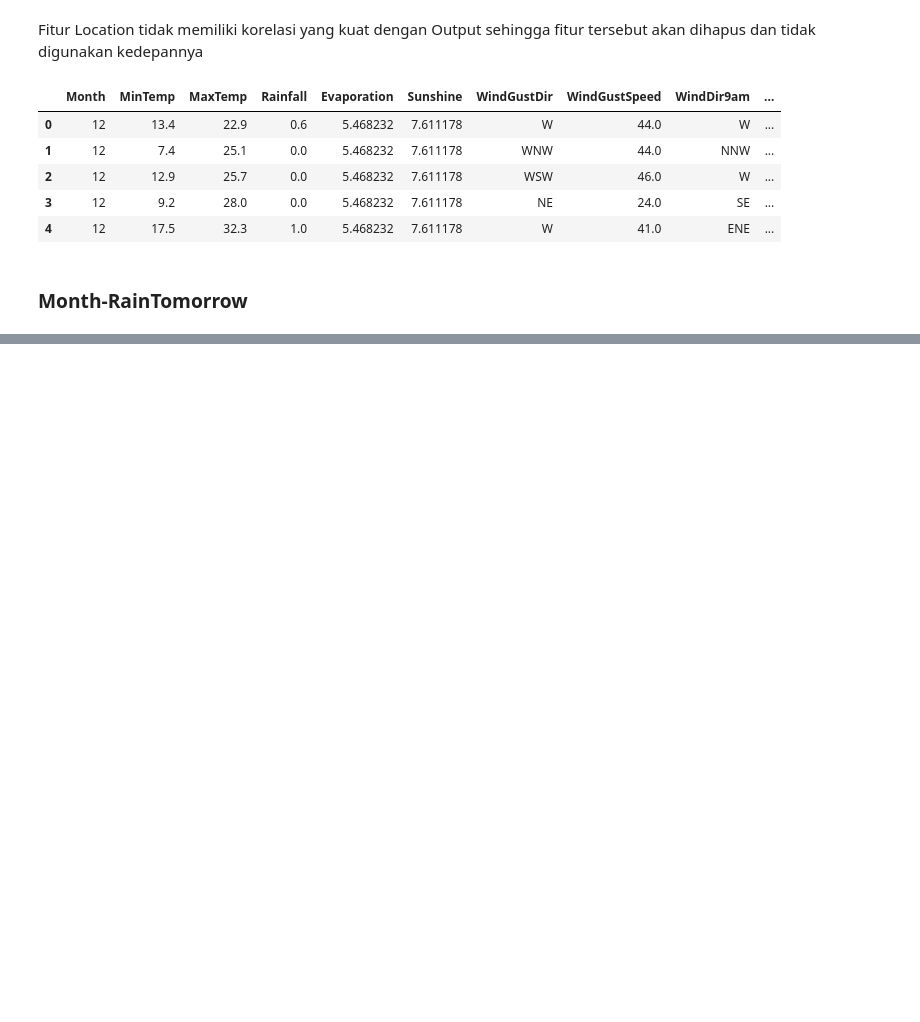
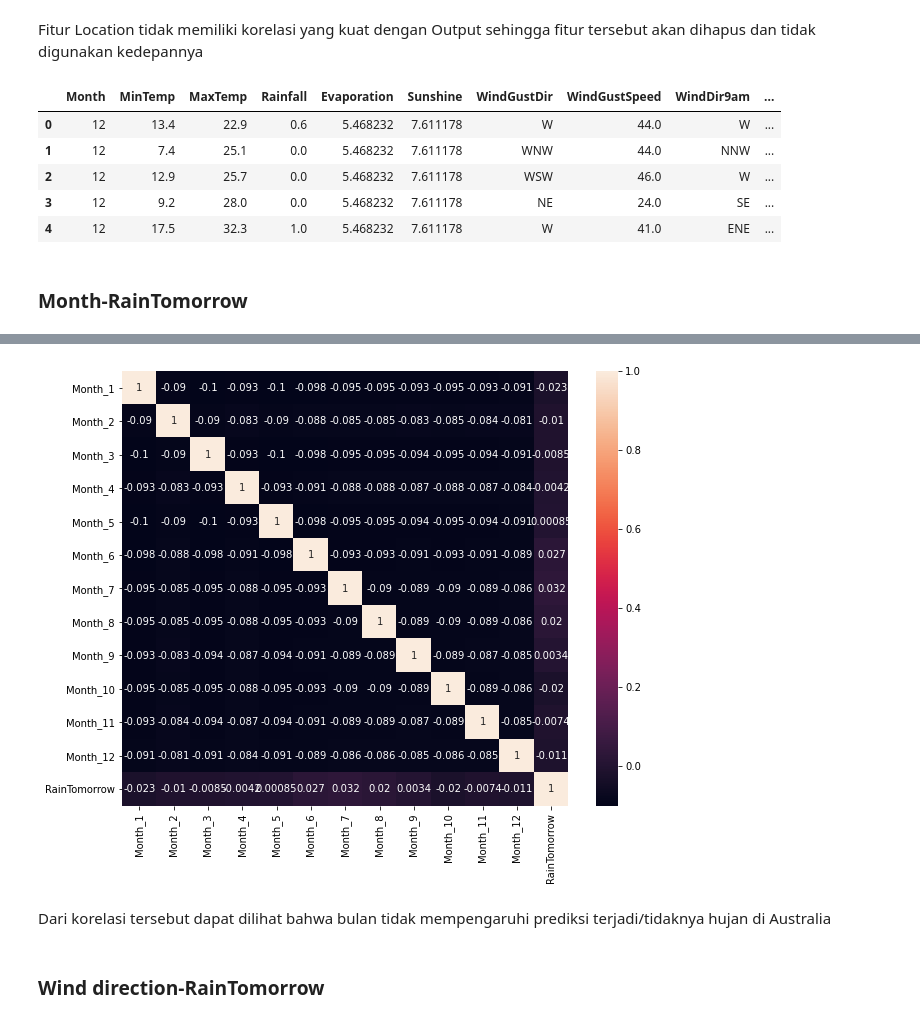
Before and after one commit to HelennaConstantia/PYTN_KampusMerdeka_FP2, a Jupyter notebook: PYTN_KampusMerdeka_fp2_Helenna-Constantia.ipynb, the cells around one changed output, grey strips where cells are left out. Cells and saved outputs as stored; diff of their text form; code cells hidden in the pictures; blank space fills up the shorter version.

```diff
--- a/PYTN_KampusMerdeka_fp2_Helenna-Constantia.ipynb
+++ b/PYTN_KampusMerdeka_fp2_Helenna-Constantia.ipynb
@@ -397,5 +397,7 @@ df_for_pred.head()
 # %% [markdown]
 ### Month-RainTomorrow
 # %%
-df['Month'].unique()
+month_cols=['Month_1', 'Month_2', 'Month_3', 'Month_4', 'Month_5', 'Month_6', 'Month_7', 'Month_8', 'Month_9', 'Month_10', 'Month_11', 'Month_12','RainTomorrow']
+df_month=df_cat2[month_cols]
+df_month.head()
 # %% [output]
@@ -402,0 +410,9 @@ array([12, 1, 2, 3, 4, 5, 6, 7, 8, 9, 10, 11], dtype=object)
+# %%
+#memeriksa korelasi
+plt.figure(figsize=(10,8))
+sns.heatmap(df_month.corr(), annot=True)
+plt.show()
+# %% [output]
+[figure, added]
+# %% [markdown]
+Dari korelasi tersebut dapat dilihat bahwa bulan tidak mempengaruhi prediksi terjadi/tidaknya hujan di Australia
@@ -402,0 +422,2 @@ array([12, 1, 2, 3, 4, 5, 6, 7, 8, 9, 10, 11], dtype=object)
+# %% [markdown]
+### Wind direction-RainTomorrow
```
Also changed, not shown: parts of 18 cells of this notebook.
